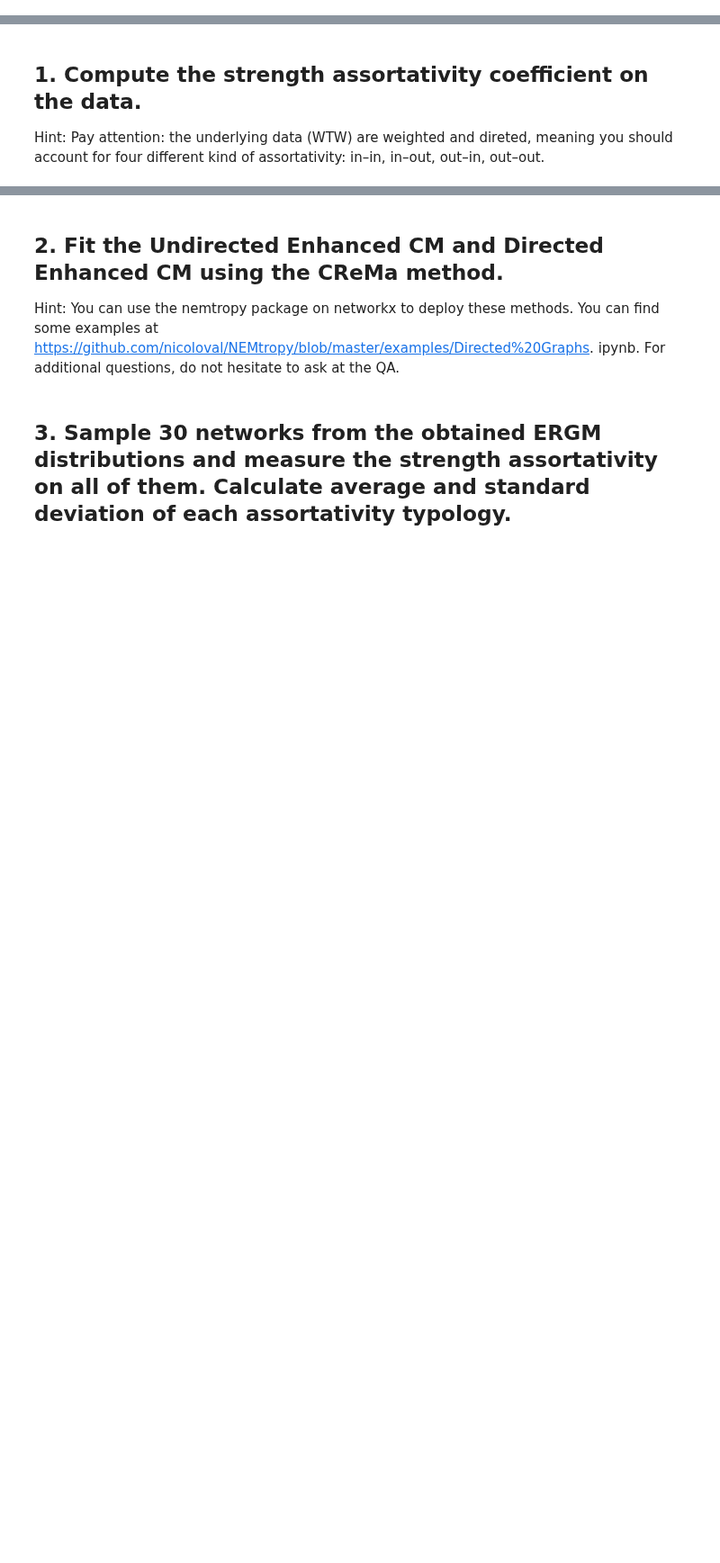
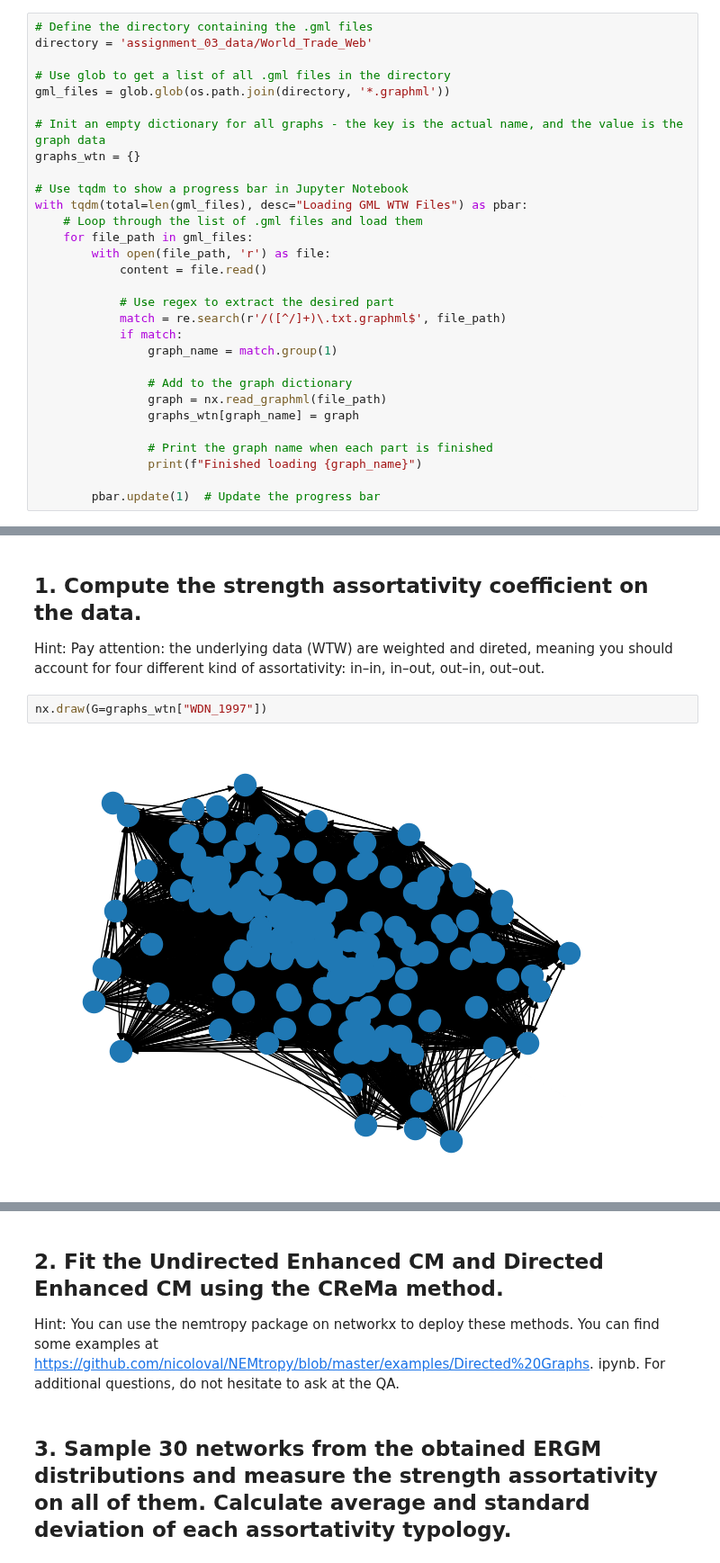
Before and after one commit to HuberNicolas/network-science-uzh, a Jupyter notebook: assignment-3/Assignment_03.ipynb, the cells around one changed output, grey strips where cells are left out. Shown at 90% size. Cells and saved outputs as stored; diff of their text form; blank space fills up the shorter version.

```diff
--- a/assignment-3/Assignment_03.ipynb
+++ b/assignment-3/Assignment_03.ipynb
@@ -81,3 +81,33 @@ with tqdm(total=len(gml_files), desc="Loading GML Files") as pbar:
 # %% [output]
 Finished loading graph_eu_airlines
 Finished loading graph_power
+# %%
+# Define the directory containing the .gml files
+directory = 'assignment_03_data/World_Trade_Web'
+
+# Use glob to get a list of all .gml files in the directory
+gml_files = glob.glob(os.path.join(directory, '*.graphml'))
+
+# Init an empty dictionary for all graphs - the key is the actual name, and the value is the graph data
+graphs_wtn = {}
+
+# Use tqdm to show a progress bar in Jupyter Notebook
+with tqdm(total=len(gml_files), desc="Loading GML WTW Files") as pbar:
+    # Loop through the list of .gml files and load them
+    for file_path in gml_files:
+        with open(file_path, 'r') as file:
+            content = file.read()
+
+            # Use regex to extract the desired part
+            match = re.search(r'/([^/]+)\.txt.graphml$', file_path)
+            if match:
+                graph_name = match.group(1)
+
+                # Add to the graph dictionary
+                graph = nx.read_graphml(file_path)
+                graphs_wtn[graph_name] = graph
+
+                # Print the graph name when each part is finished
+                print(f"Finished loading {graph_name}")
+
+        pbar.update(1)  # Update the progress bar
@@ -92,3 +148,7 @@ graphs
 ## 1. Compute the strength assortativity coefficient on the data.
 Hint: Pay attention: the underlying data (WTW) are weighted and direted, meaning you should account
 for four different kind of assortativity: in–in, in–out, out–in, out–out.
+# %%
+nx.draw(G=graphs_wtn["WDN_1997"])
+# %% [output]
+[figure, added]
```
Also changed, not shown: parts of 7 cells of this notebook.
